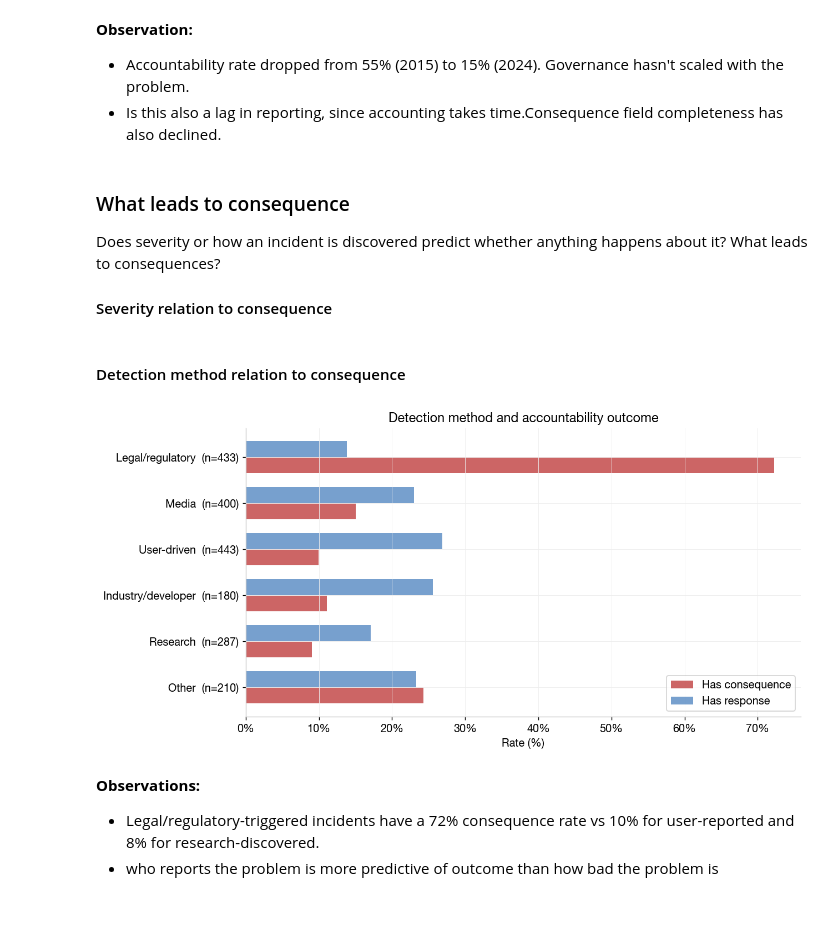
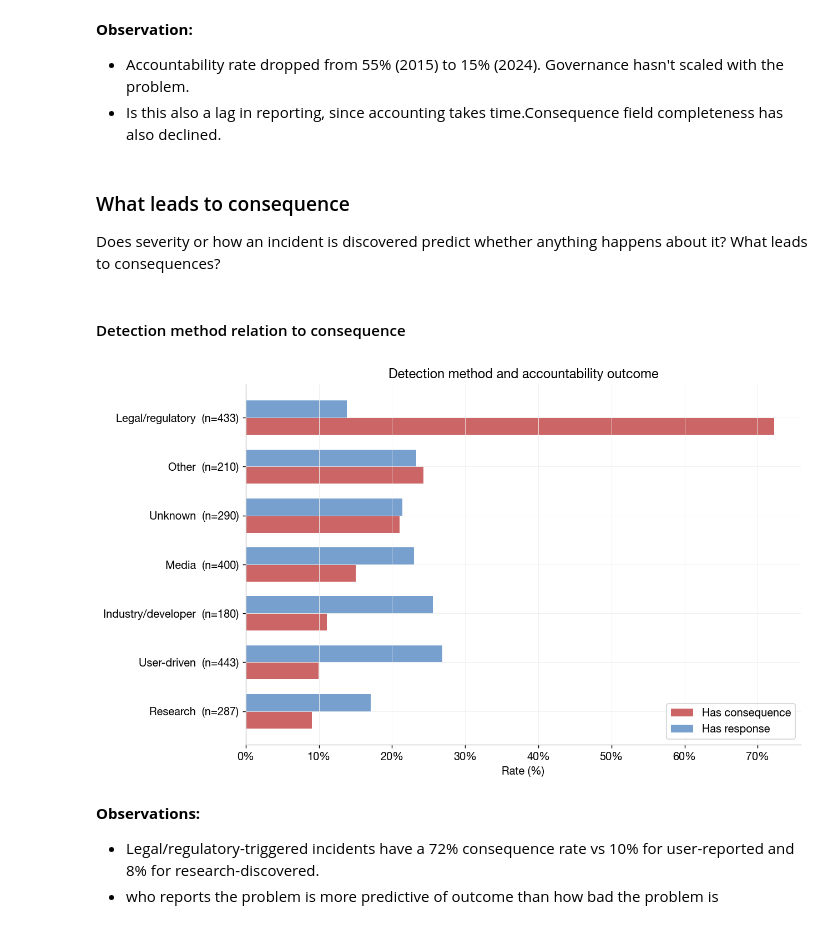
Before and after one commit to marilynn-mm/ai-incident-visualisation, a Jupyter notebook: analysis/AIAAIC/explore.ipynb, the cells around one changed output. Saved outputs shown, nothing was run; the diff lists cells and outputs as text; code cells hidden in the pictures.

Commit message:
AIAAIC exploration continued

```diff
--- a/analysis/AIAAIC/explore.ipynb
+++ b/analysis/AIAAIC/explore.ipynb
@@ -263,5 +263,3 @@ plt.show()
 ### What leads to consequence
 
 Does severity or how an incident is discovered predict whether anything happens about it? What leads to consequences?
-
-#### Severity relation to consequence
@@ -297,36 +266,51 @@ plt.show()
+# %%
+# Per-tag consequence/response helper for multi-value categorical fields
+def consequence_by_tag(df, col, min_n=20, top_n=None):
+    """Explode a semicolon-delimited column and compute per-tag rates."""
+    exploded = (
+        df.assign(_tag=df[col].fillna("").str.split(r"\s*;\s*"))
+          .explode("_tag")
+          .query("_tag != ''")
+    )
+    g = exploded.groupby("_tag").agg(
+        n=("has_consequence", "size"),
+        consequence_rate=("has_consequence", "mean"),
+        response_rate=("has_response", "mean"),
+    )
+    out = (g[g["n"] >= min_n]
+           .assign(consequence_rate=lambda d: d["consequence_rate"] * 100,
+                   response_rate=lambda d: d["response_rate"] * 100)
+           .sort_values("consequence_rate", ascending=False)
+           .reset_index()
+           .rename(columns={"_tag": col}))
+    return out.head(top_n) if top_n is not None else out
+
+
+def plot_consequence_rates(rdf, col, title, figsize=(10, 6)):
+    """Horizontal paired-bar chart matching the detection_category layout."""
+    fig, ax = plt.subplots(figsize=figsize)
+    x = np.arange(len(rdf))
+    w = 0.35
+    ax.barh(x + w/2, rdf["consequence_rate"], w, color=PAL["red"], alpha=0.8, label="Has consequence")
+    ax.barh(x - w/2, rdf["response_rate"], w, color=PAL["blue"], alpha=0.65, label="Has response")
+    ax.set_yticks(x)
+    ax.set_yticklabels([f'{r[col]}  (n={r["n"]})' for _, r in rdf.iterrows()])
+    ax.set_xlabel("Rate (%)")
+    ax.xaxis.set_major_formatter(mticker.PercentFormatter())
+    ax.legend(loc="lower right")
+    ax.set_title(title)
+    ax.invert_yaxis()
+    ax.spines[["top", "right"]].set_visible(False)
+    plt.tight_layout()
+    plt.show()
 # %% [markdown]
 #### Detection method relation to consequence
-# %%
-cats = ["Legal/regulatory", "Media", "User-driven", "Industry/developer", "Research", "Other"]
-rows = []
-for cat in cats:
-    sub = df[df["detection_category"] == cat]
-    if len(sub) == 0:
-        continue
-    rows.append({
-        "category": cat, "n": len(sub),
-        "consequence_rate": sub["has_consequence"].mean() * 100,
-        "response_rate": sub["has_response"].mean() * 100,
-    })
-rdf = pd.DataFrame(rows)
-
-fig, ax = plt.subplots(figsize=(10, 5))
-x = np.arange(len(rdf))
-w = 0.35
-ax.barh(x + w/2, rdf["consequence_rate"], w, color=PAL["red"], alpha=0.8, label="Has consequence")
-ax.barh(x - w/2, rdf["response_rate"], w, color=PAL["blue"], alpha=0.65, label="Has response")
-ax.set_yticks(x)
-ax.set_yticklabels([f'{r["category"]}  (n={r["n"]})' for _, r in rdf.iterrows()])
-ax.set_xlabel("Rate (%)")
-ax.xaxis.set_major_formatter(mticker.PercentFormatter())
-ax.legend(loc="lower right")
-ax.set_title("Detection method and accountability outcome")
-ax.invert_yaxis()
-ax.spines[["top", "right"]].set_visible(False)
-plt.tight_layout()
-plt.show()
-# %% [output]
-[figure, removed]
+# %%
+rdf = consequence_by_tag(df, "detection_category", min_n=30, top_n=12)
+plot_consequence_rates(rdf, "detection_category",
+                       "Detection method and accountability outcome")
+# %% [output]
+[figure, added]
 # %% [markdown]
 **Observations:**
 - Legal/regulatory-triggered incidents have a 72% consequence rate vs 10% for user-reported and 8% for research-discovered.
```
Also changed, not shown: parts of 27 cells of this notebook.
